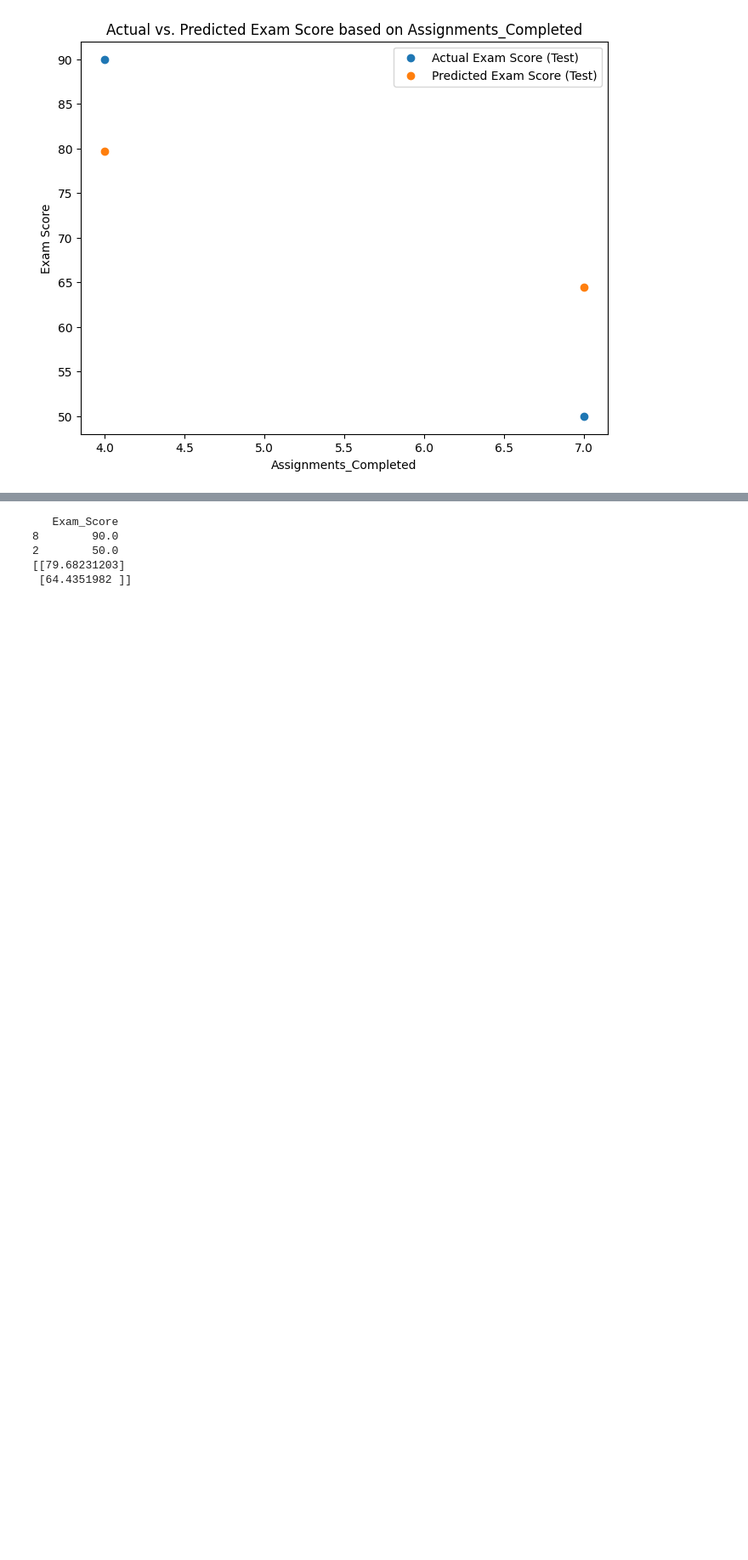
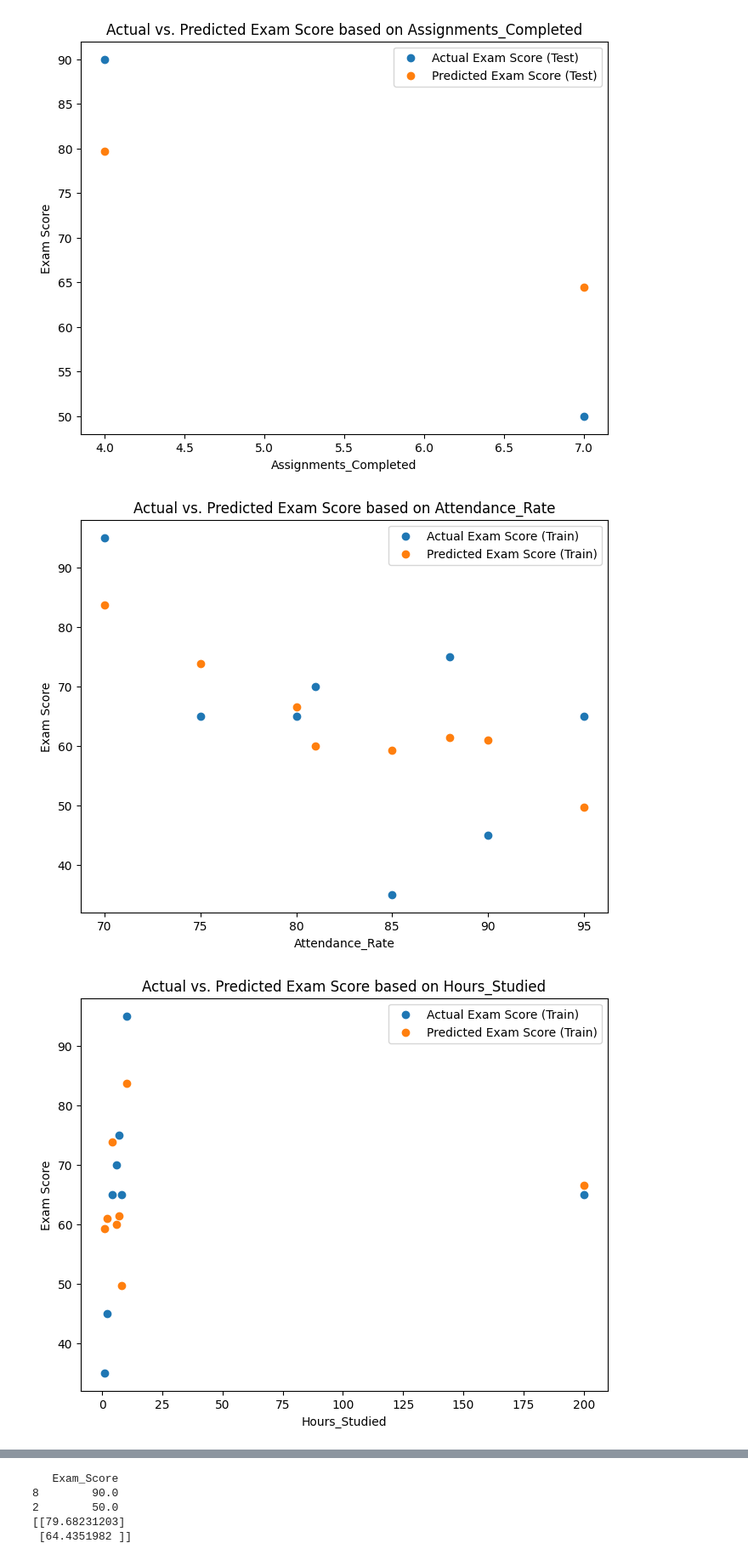
Before and after one commit to SANGRAMLEMBE/MTech, a Jupyter notebook: MLA_practical/MLA_lab1_student_dirty.ipynb, the cells around one changed output, grey strips where cells are left out. Shown: that part at 85% size. Saved outputs shown, nothing was run; the diff lists cells and outputs as text; code cells hidden in the pictures; blank space fills up the shorter version.

```diff
--- a/MLA_practical/MLA_lab1_student_dirty.ipynb
+++ b/MLA_practical/MLA_lab1_student_dirty.ipynb
@@ -223,3 +223,29 @@ for col in indep_variables:
 [figure]
 [figure]
 [figure]
+# %%
+# Get the names of the independent variables
+indep_variables = x.columns
+
+# plot each independent variable against the actual and predicted exam score
+
+for col in indep_variables:
+    plt.figure(figsize=(8,6)) # Create a new figure for each plot
+
+    # Plot actual vs. predicted for the training set
+    plt.scatter(x_train[col], y_train, label='Actual Exam Score (Train)')
+    plt.scatter(x_train[col], reg.predict(x_train), label='Predicted Exam Score (Train)') # Use predictions for train set
+
+    # Plot actual vs. predicted for the testing set
+    #plt.scatter(x_test[col], y_test, label='Actual Exam Score (Test)')
+    #plt.scatter(x_test[col], reg.predict(x_test), label='Predicted Exam Score (Test)') # Use predictions for test set
+
+
+    plt.xlabel(col)
+    plt.ylabel('Exam Score')
+    plt.title(f'Actual vs. Predicted Exam Score based on {col}')
+    plt.legend()
+    plt.show()
+# %% [output]
+[figure, added]
+[figure, added]
```
Also changed, not shown: parts of 1 cell of this notebook.
